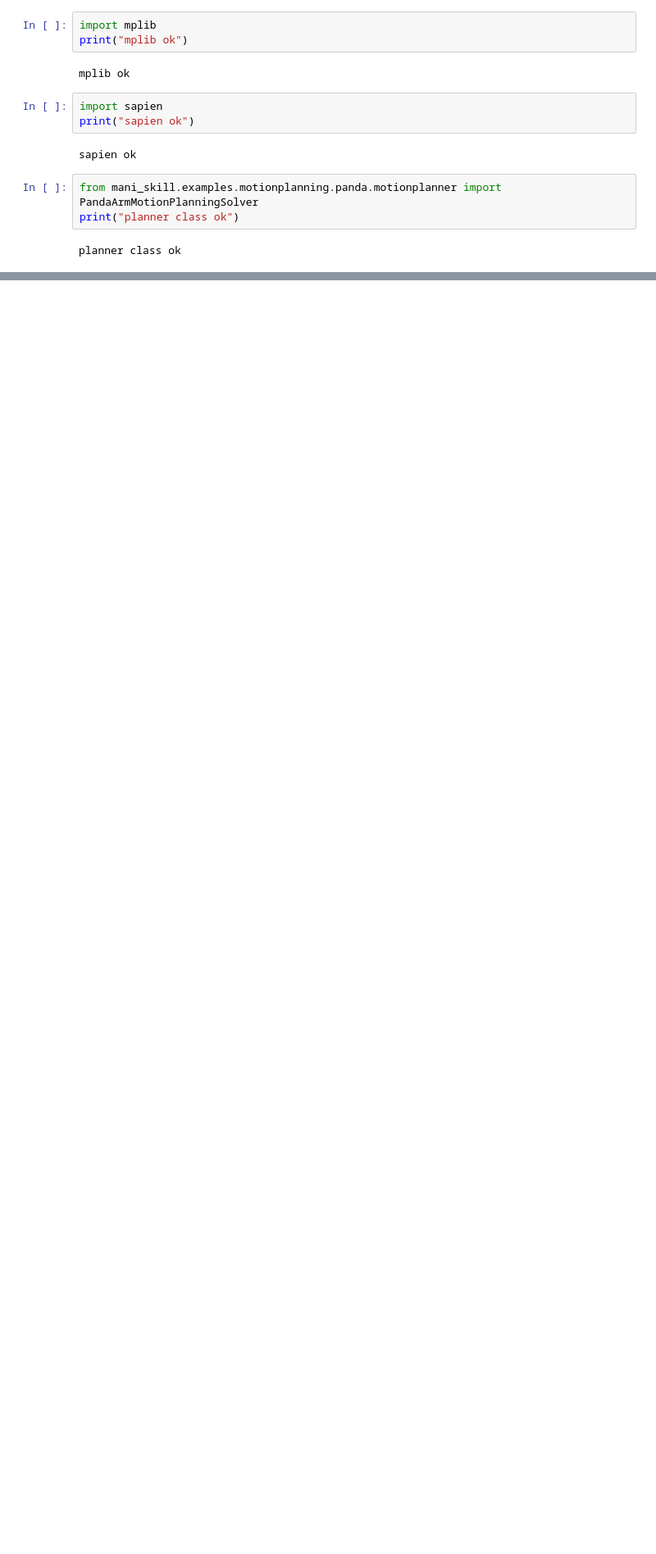
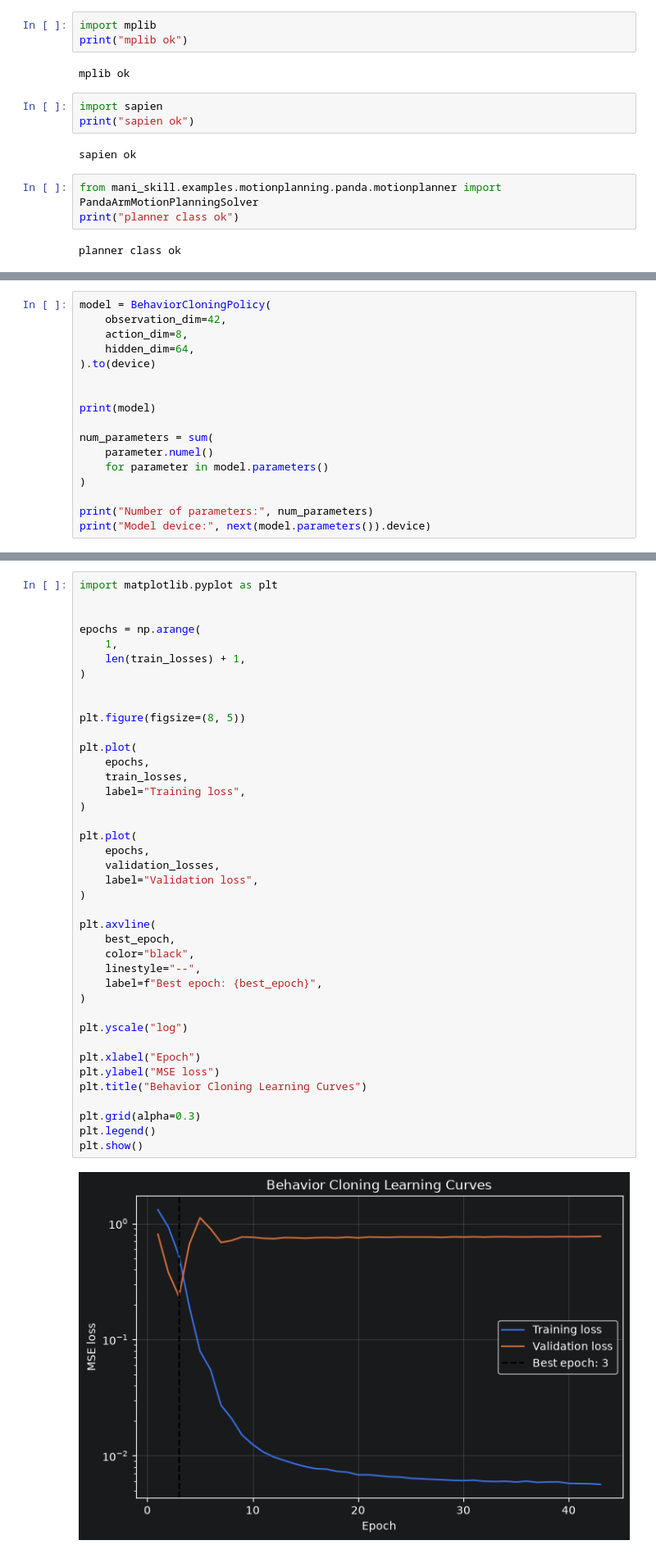
Before and after one commit to BowenYuan95/embodied-ai-learning, a Jupyter notebook: notebooks/2.8_check_data.ipynb, the cells around one changed output, grey strips where cells are left out. Shown at 82% size. Saved outputs shown, nothing was run; the diff lists cells and outputs as text; blank space fills up the shorter version.

Commit message:
Reach 2.8.7 validate a simple trainig procedure

```diff
--- a/notebooks/2.8_check_data.ipynb
+++ b/notebooks/2.8_check_data.ipynb
@@ -1082,0 +1472,17 @@ print(
+# %%
+model = BehaviorCloningPolicy(
+    observation_dim=42,
+    action_dim=8,
+    hidden_dim=64,
+).to(device)
+
+
+print(model)
+
+num_parameters = sum(
+    parameter.numel()
+    for parameter in model.parameters()
+)
+
+print("Number of parameters:", num_parameters)
+print("Model device:", next(model.parameters()).device)
@@ -1082,0 +1775,42 @@ print(
+# %%
+import matplotlib.pyplot as plt
+
+
+epochs = np.arange(
+    1,
+    len(train_losses) + 1,
+)
+
+
+plt.figure(figsize=(8, 5))
+
+plt.plot(
+    epochs,
+    train_losses,
+    label="Training loss",
+)
+
+plt.plot(
+    epochs,
+    validation_losses,
+    label="Validation loss",
+)
+
+plt.axvline(
+    best_epoch,
+    color="black",
+    linestyle="--",
+    label=f"Best epoch: {best_epoch}",
+)
+
+plt.yscale("log")
+
+plt.xlabel("Epoch")
+plt.ylabel("MSE loss")
+plt.title("Behavior Cloning Learning Curves")
+
+plt.grid(alpha=0.3)
+plt.legend()
+plt.show()
+# %% [output]
+[figure, added]
```
Also changed, not shown: parts of 49 cells of this notebook, 4 other files.
